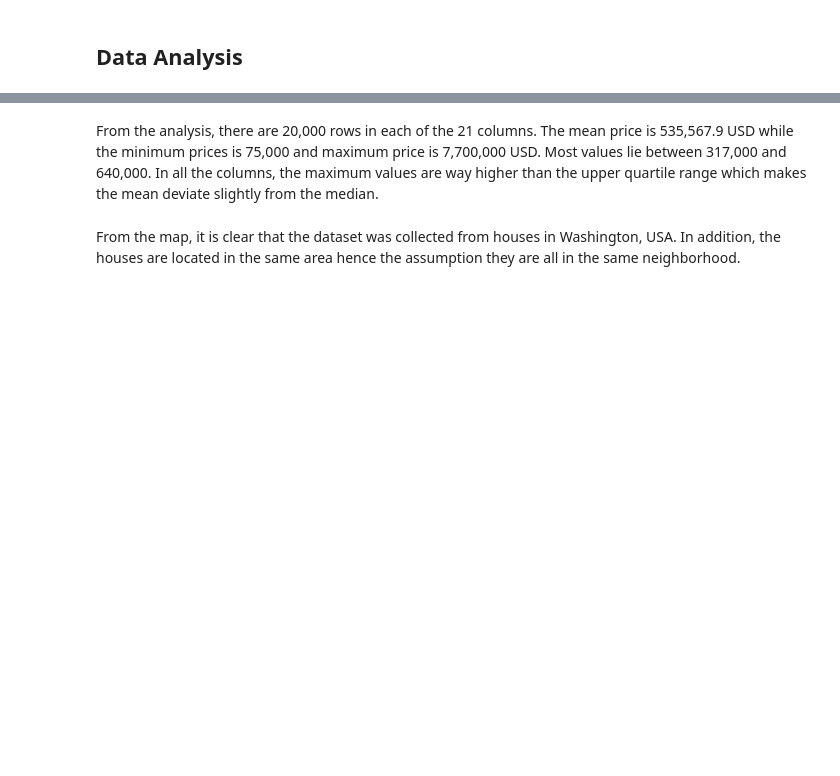
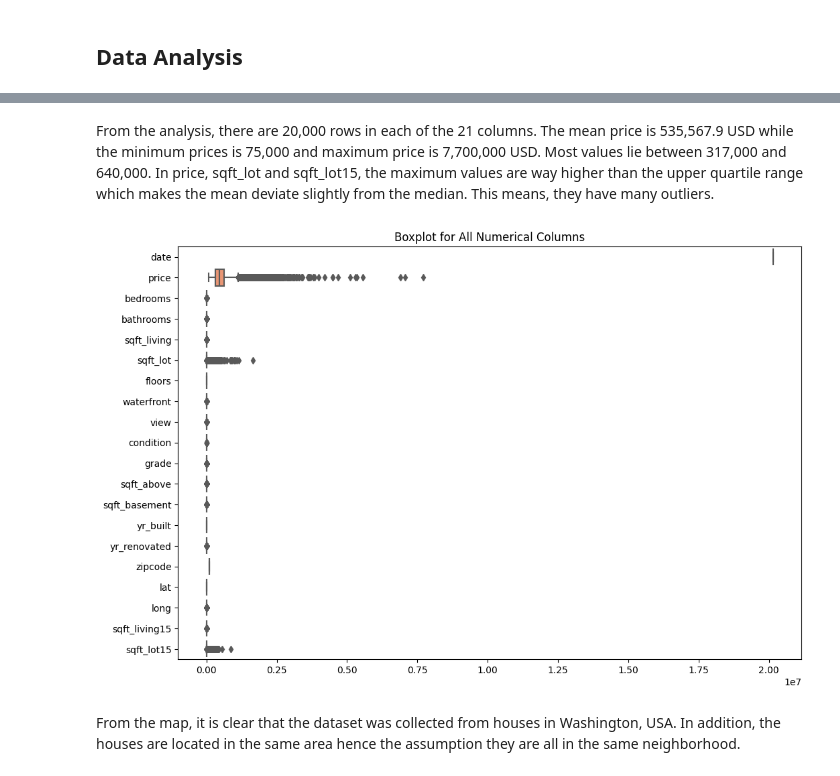
Before and after one commit to MbuviM/ML-Personal-Projects, a Jupyter notebook: Linear-Regression-Housing/model.ipynb, the cells around one changed output, grey strips where cells are left out. Saved outputs shown, nothing was run; the diff lists cells and outputs as text; code cells hidden in the pictures; blank space fills up the shorter version.

```diff
--- a/Linear-Regression-Housing/model.ipynb
+++ b/Linear-Regression-Housing/model.ipynb
@@ -100,7 +100,15 @@ housing_prices.describe()
 | 75% | 2.015022e+07 | 6.400000e+05 | 4.00000 | 2.500000 | 2510.00000 | 1.100000e+04 | 2.000000 | 0.00000 | 0.000000 | 4.000000 | ... |
 | max | 2.015053e+07 | 7.700000e+06 | 33.00000 | 8.000000 | 13540.00000 | 1.651359e+06 | 3.500000 | 1.00000 | 4.000000 | 5.000000 | ... |
 # %% [markdown]
-From the analysis, there are 20,000 rows in each of the 21 columns. The mean price is 535,567.9 USD while the minimum prices is 75,000 and maximum price is 7,700,000 USD. Most values lie between 317,000 and 640,000. In all the columns, the maximum values are way higher than the upper quartile range which makes the mean deviate slightly from the median.
+From the analysis, there are 20,000 rows in each of the 21 columns. The mean price is 535,567.9 USD while the minimum prices is 75,000 and maximum price is 7,700,000 USD. Most values lie between 317,000 and 640,000. In price, sqft_lot and sqft_lot15, the maximum values are way higher than the upper quartile range which makes the mean deviate slightly from the median. This means, they have many outliers.
+# %%
+# Boxplot for all columns
+plt.figure(figsize=(12, 8))
+sns.boxplot(data=housing_prices, orient="h", palette="Set2")
+plt.title("Boxplot for All Numerical Columns")
+plt.show()
+# %% [output]
+[figure, added]
 # %%
 # Finding the location from where the dataset was collected
 # Using Plotly
```
Also changed, not shown: parts of 12 cells of this notebook.
